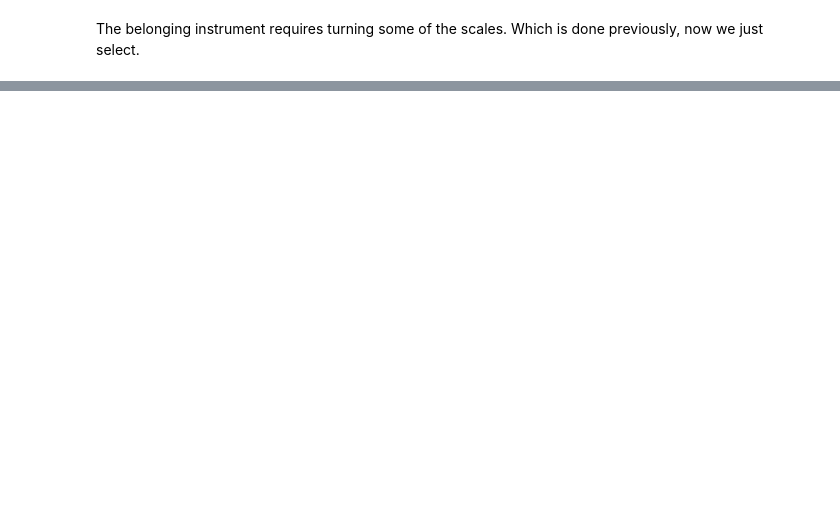
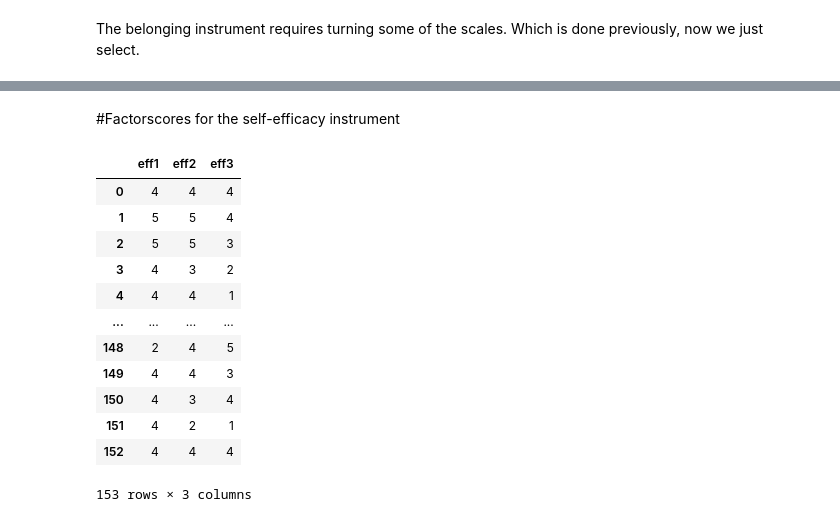
Before and after one commit to mirjampaales/fall2020, a Jupyter notebook: refleks_initial.ipynb, the cells around one changed output, grey strips where cells are left out. Cells and saved outputs as stored; diff of their text form; code cells hidden in the pictures; blank space fills up the shorter version.

```diff
--- a/refleks_initial.ipynb
+++ b/refleks_initial.ipynb
@@ -367,0 +430,19 @@ pg.cronbach_alpha(data=belonging_turned)
+# %% [markdown]
+#Factorscores for the self-efficacy instrument
+# %%
+#a quick look at the data
+self_eff0
+# %% [output]
+|  | eff1 | eff2 | eff3 |
+| 0 | 4 | 4 | 4 |
+| 1 | 5 | 5 | 4 |
+| 2 | 5 | 5 | 3 |
+| 3 | 4 | 3 | 2 |
+| 4 | 4 | 4 | 1 |
+| ... | ... | ... | ... |
+| 148 | 2 | 4 | 5 |
+| 149 | 4 | 4 | 3 |
+| 150 | 4 | 3 | 4 |
+| 151 | 4 | 2 | 1 |
+| 152 | 4 | 4 | 4 |
+153 rows × 3 columns
```
Also changed, not shown: parts of 33 cells of this notebook.
